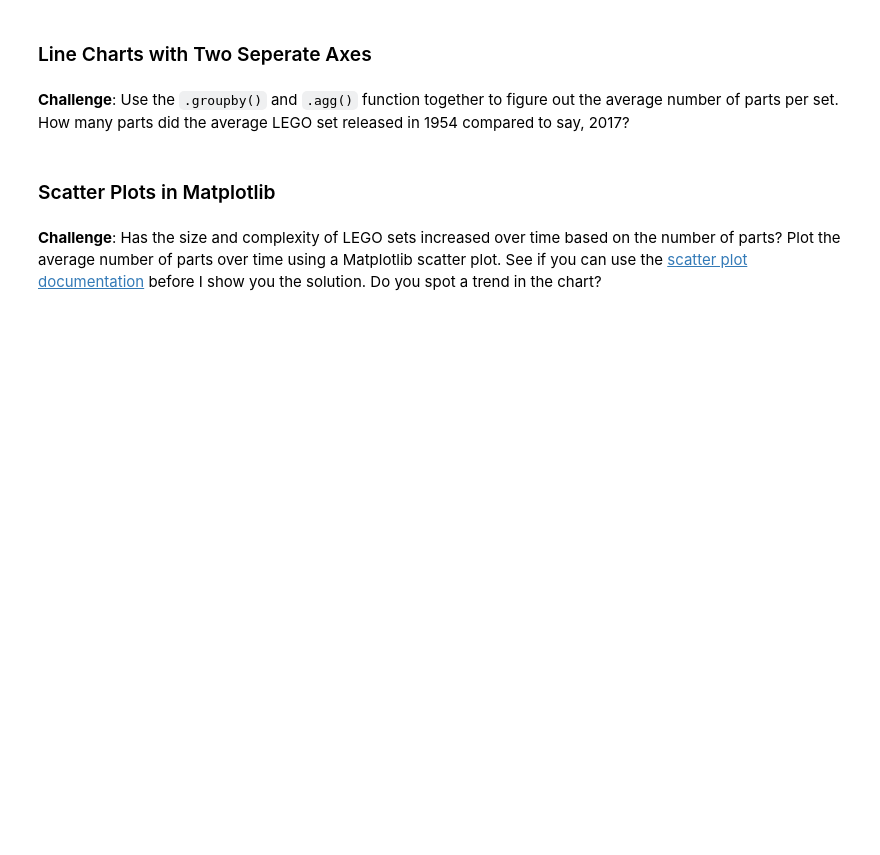
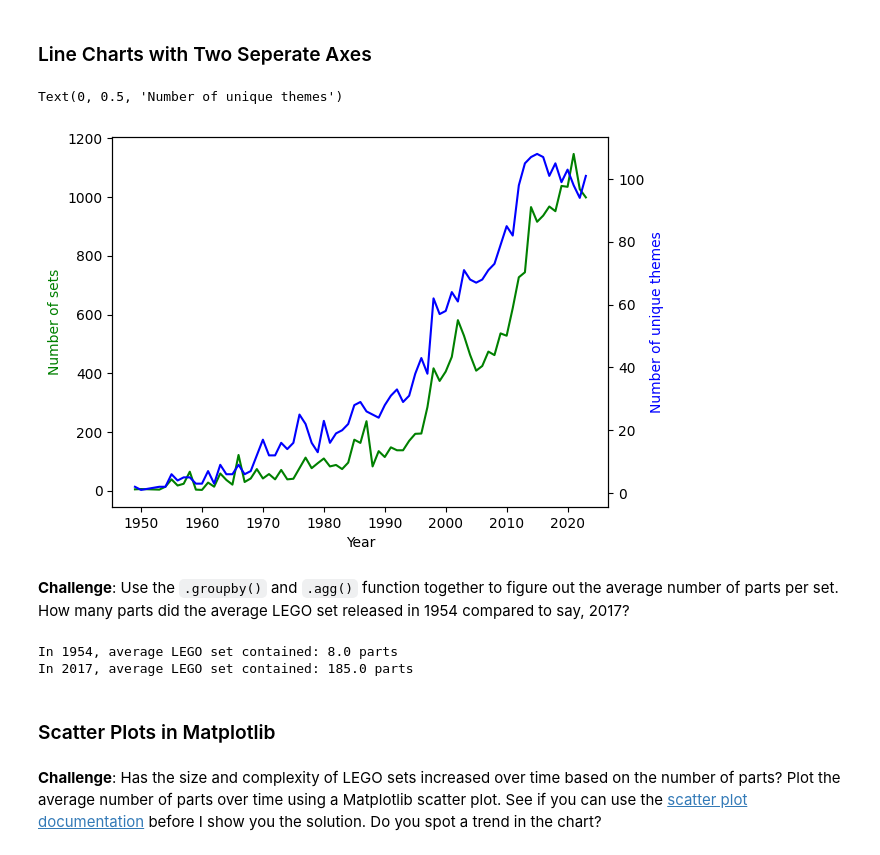
Before and after one commit to M-Awwab-Khan/analyzing-LEGO-dataset, a Jupyter notebook: LEGO-dataset-analysis.ipynb, the cells around one changed output. Cells and saved outputs as stored; diff of their text form; code cells hidden in the pictures; blank space fills up the shorter version.

```diff
--- a/LEGO-dataset-analysis.ipynb
+++ b/LEGO-dataset-analysis.ipynb
@@ -158,4 +193,17 @@ Let's work out the number of different themes shipped by year. This means we hav
 # %% [markdown]
 ### Line Charts with Two Seperate Axes
+# %%
+ax1 = plt.gca()
+ax2 = ax1.twinx()
+
+ax1.plot(sets_by_year.year[:-1], sets_by_year.nr_sets[:-1],'g')
+ax2.plot(themes_by_year.year[:-1], themes_by_year.num_of_unique_themes[:-1], 'b')
+
+ax1.set_xlabel('Year')
+ax1.set_ylabel('Number of sets', color='green')
+ax2.set_ylabel('Number of unique themes', color='blue')
+# %% [output]
+Text(0, 0.5, 'Number of unique themes')
+[figure, added]
 # %% [markdown]
 **Challenge**: Use the <code>.groupby()</code> and <code>.agg()</code> function together to figure out the average number of parts per set. How many parts did the average LEGO set released in 1954 compared to say, 2017?
@@ -162,3 +212,9 @@ Let's work out the number of different themes shipped by year. This means we hav
+# %%
+print(f"In 1954, average LEGO set contained: {avg_parts_per_year[1954]} parts")
+print(f"In 2017, average LEGO set contained: {avg_parts_per_year[2017]} parts")
+# %% [output]
+In 1954, average LEGO set contained: 8.0 parts
+In 2017, average LEGO set contained: 185.0 parts
 # %% [markdown]
 ### Scatter Plots in Matplotlib
 # %% [markdown]
```
Also changed, not shown: parts of 23 cells of this notebook.
